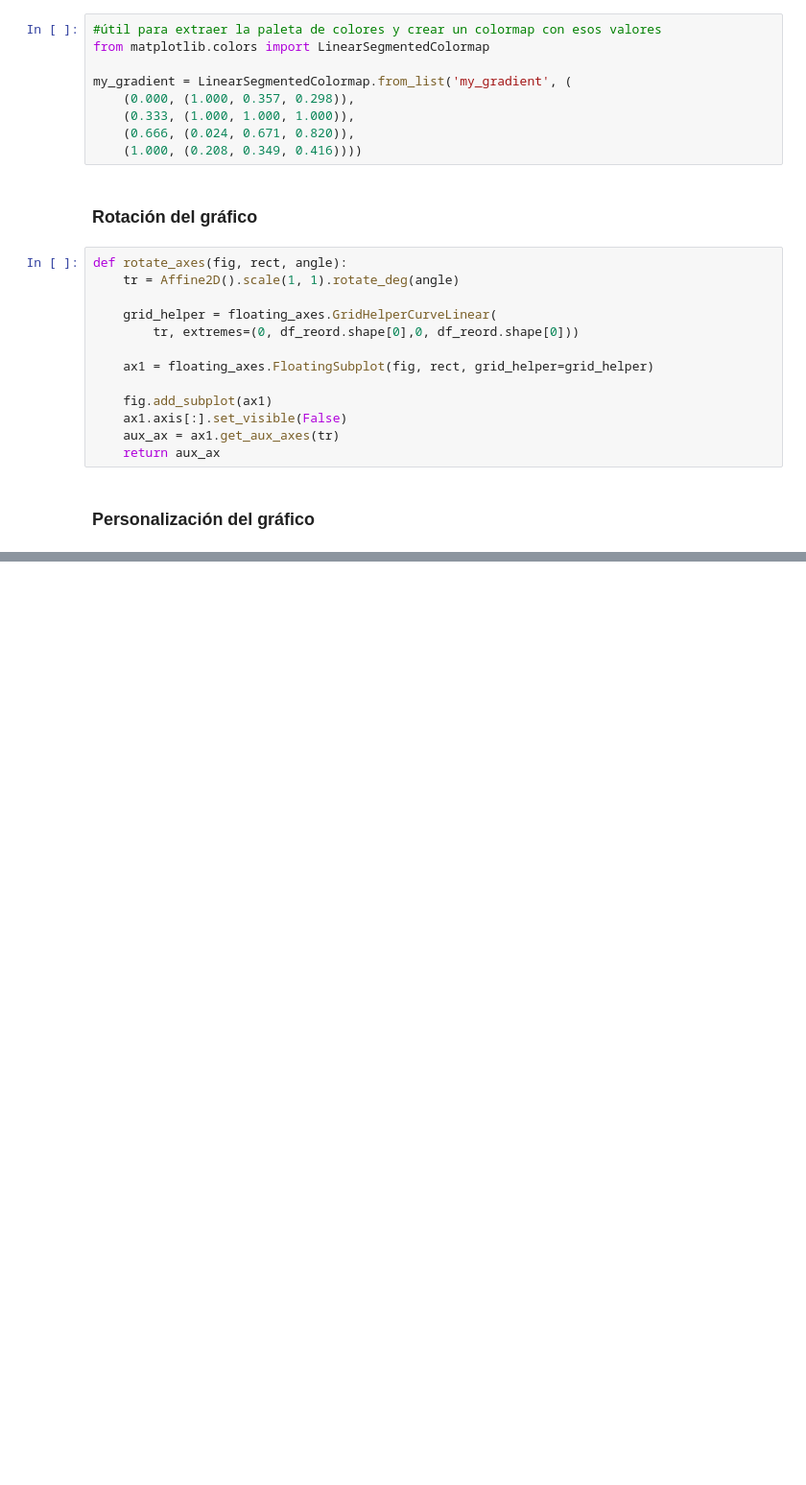
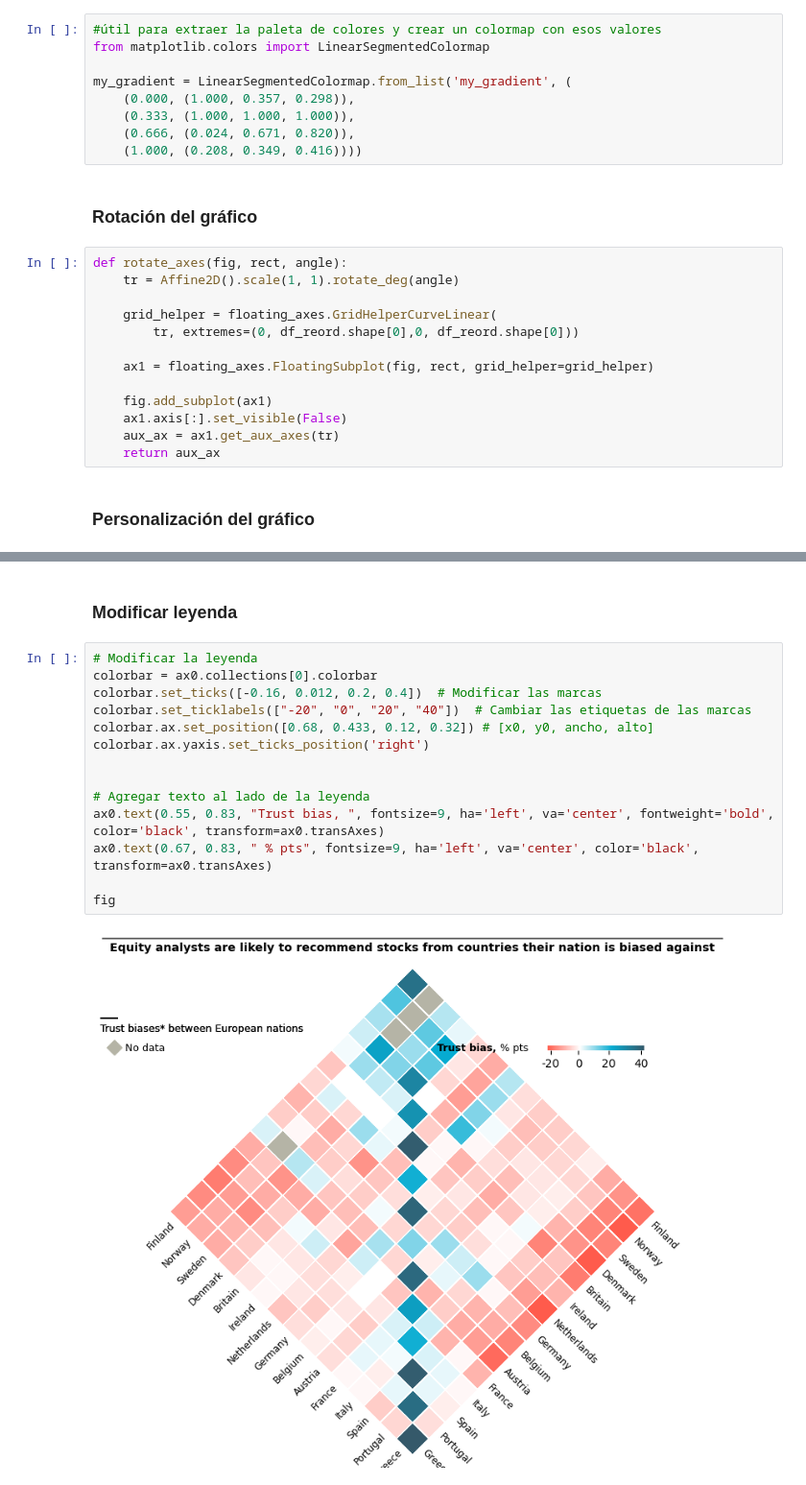
Before and after one commit to ctobar96/Los-buenos-ejemplos-se-copian, a Jupyter notebook: Grafico.ipynb, the cells around one changed output, grey strips where cells are left out. Shown: that part at 96% size. Drawn from its saved outputs; the diff is of its cells as text; blank space fills up the shorter version.

```diff
--- a/Grafico.ipynb
+++ b/Grafico.ipynb
@@ -158,0 +210,18 @@ plt.show()
+# %% [markdown]
+### Modificar leyenda
+# %%
+# Modificar la leyenda
+colorbar = ax0.collections[0].colorbar
+colorbar.set_ticks([-0.16, 0.012, 0.2, 0.4])  # Modificar las marcas
+colorbar.set_ticklabels(["-20", "0", "20", "40"])  # Cambiar las etiquetas de las marcas
+colorbar.ax.set_position([0.68, 0.433, 0.12, 0.32]) # [x0, y0, ancho, alto]
+colorbar.ax.yaxis.set_ticks_position('right')
+
+
+# Agregar texto al lado de la leyenda
+ax0.text(0.55, 0.83, "Trust bias, ", fontsize=9, ha='left', va='center', fontweight='bold', color='black', transform=ax0.transAxes)
+ax0.text(0.67, 0.83, " % pts", fontsize=9, ha='left', va='center', color='black', transform=ax0.transAxes)
+
+fig
+# %% [output]
+[figure, added]
```
Also changed, not shown: parts of 8 cells of this notebook.
